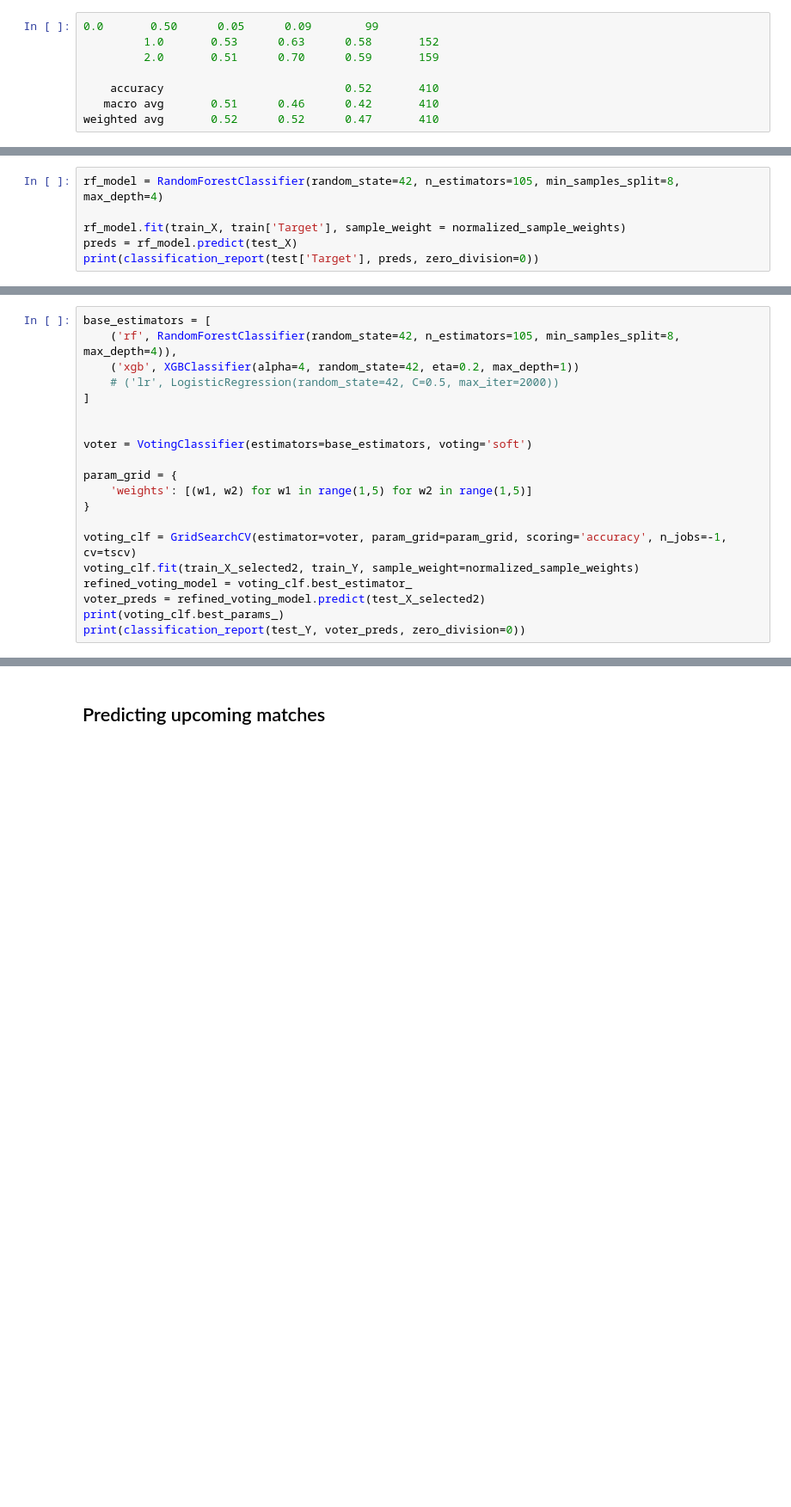
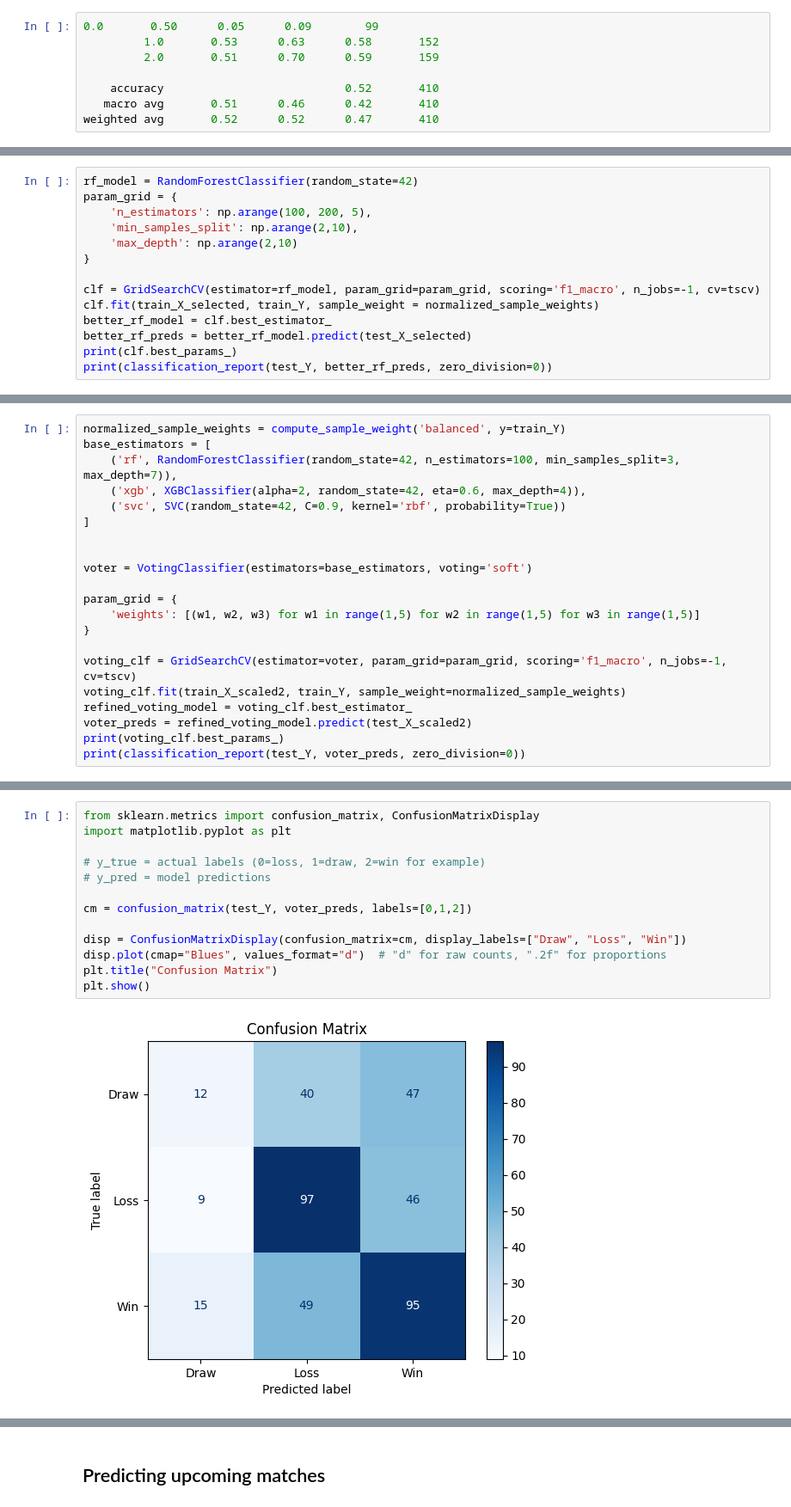
Before and after one commit to Ivan-engunsw/FPLPredict, a Jupyter notebook: model.ipynb, the cells around one changed output, grey strips where cells are left out. Shown at 86% size. Drawn from its saved outputs; the diff is of its cells as text; blank space fills up the shorter version.

```diff
--- a/model.ipynb
+++ b/model.ipynb
@@ -947,9 +1000,17 @@ print(classification_report(test_Y, better_lr_preds, zero_division=0))
    macro avg       0.43      0.43      0.43       410
 weighted avg       0.46      0.46      0.46       410
 # %%
-rf_model = RandomForestClassifier(random_state=42, n_estimators=105, min_samples_split=8, max_depth=4)
+rf_model = RandomForestClassifier(random_state=42)
+param_grid = {
+    'n_estimators': np.arange(100, 200, 5),
+    'min_samples_split': np.arange(2,10),
+    'max_depth': np.arange(2,10)
+}
 
-rf_model.fit(train_X, train['Target'], sample_weight = normalized_sample_weights)
-preds = rf_model.predict(test_X)
-print(classification_report(test['Target'], preds, zero_division=0))
+clf = GridSearchCV(estimator=rf_model, param_grid=param_grid, scoring='f1_macro', n_jobs=-1, cv=tscv)
+clf.fit(train_X_selected, train_Y, sample_weight = normalized_sample_weights)
+better_rf_model = clf.best_estimator_
+better_rf_preds = better_rf_model.predict(test_X_selected)
+print(clf.best_params_)
+print(classification_report(test_Y, better_rf_preds, zero_division=0))
 # %% [output]
@@ -965,21 +1027,22 @@ weighted avg       0.45      0.49      0.45       410
 # %%
+normalized_sample_weights = compute_sample_weight('balanced', y=train_Y)
 base_estimators = [
-    ('rf', RandomForestClassifier(random_state=42, n_estimators=105, min_samples_split=8, max_depth=4)),
-    ('xgb', XGBClassifier(alpha=4, random_state=42, eta=0.2, max_depth=1))
-    # ('lr', LogisticRegression(random_state=42, C=0.5, max_iter=2000))
+    ('rf', RandomForestClassifier(random_state=42, n_estimators=100, min_samples_split=3, max_depth=7)),
+    ('xgb', XGBClassifier(alpha=2, random_state=42, eta=0.6, max_depth=4)),
+    ('svc', SVC(random_state=42, C=0.9, kernel='rbf', probability=True))
 ]
 
 
 voter = VotingClassifier(estimators=base_estimators, voting='soft')
 
 param_grid = {
-    'weights': [(w1, w2) for w1 in range(1,5) for w2 in range(1,5)]
+    'weights': [(w1, w2, w3) for w1 in range(1,5) for w2 in range(1,5) for w3 in range(1,5)]
 }
 
-voting_clf = GridSearchCV(estimator=voter, param_grid=param_grid, scoring='accuracy', n_jobs=-1, cv=tscv)
-voting_clf.fit(train_X_selected2, train_Y, sample_weight=normalized_sample_weights)
+voting_clf = GridSearchCV(estimator=voter, param_grid=param_grid, scoring='f1_macro', n_jobs=-1, cv=tscv)
+voting_clf.fit(train_X_scaled2, train_Y, sample_weight=normalized_sample_weights)
 refined_voting_model = voting_clf.best_estimator_
-voter_preds = refined_voting_model.predict(test_X_selected2)
+voter_preds = refined_voting_model.predict(test_X_scaled2)
 print(voting_clf.best_params_)
 print(classification_report(test_Y, voter_preds, zero_division=0))
 # %% [output]
@@ -1015,3 +1067,18 @@ Agreement between RF and XGB: 0.6496815286624203
+# %%
+from sklearn.metrics import confusion_matrix, ConfusionMatrixDisplay
+import matplotlib.pyplot as plt
+
+# y_true = actual labels (0=loss, 1=draw, 2=win for example)
+# y_pred = model predictions
+
+cm = confusion_matrix(test_Y, voter_preds, labels=[0,1,2])
+
+disp = ConfusionMatrixDisplay(confusion_matrix=cm, display_labels=["Draw", "Loss", "Win"])
+disp.plot(cmap="Blues", values_format="d")  # "d" for raw counts, ".2f" for proportions
+plt.title("Confusion Matrix")
+plt.show()
+# %% [output]
+[figure, added]
 # %%
 # generate OOF predictions
 def get_oof_predictions(model, X, y, cv):
```
Also changed, not shown: parts of 36 cells of this notebook.
